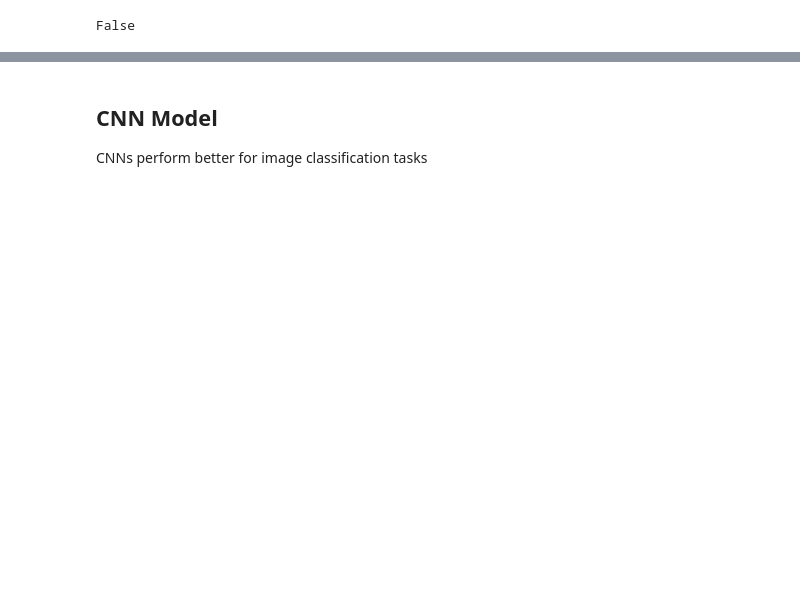
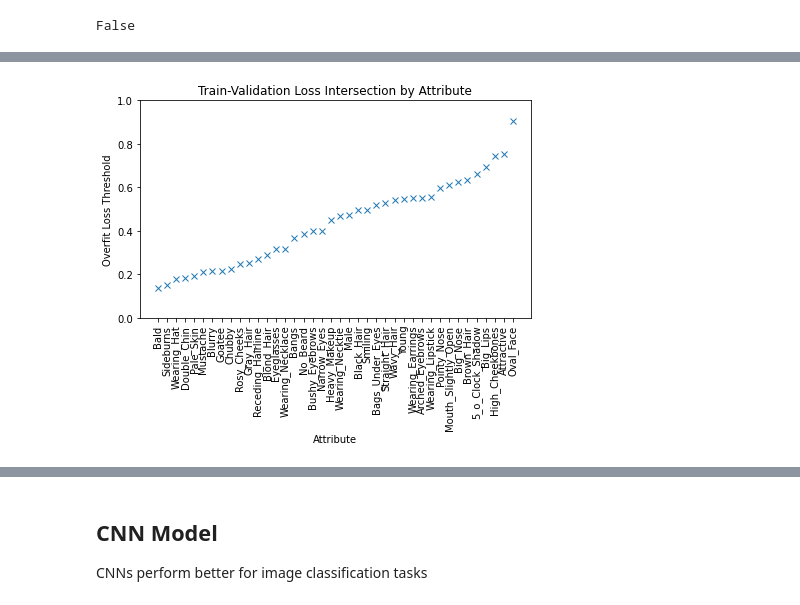
Before and after one commit to EMAT31530/ai-group-project-summer-assessment-oscar, a Jupyter notebook: Intro_AI_Summer_Project_Oscar_Evans_1806113.ipynb, the cells around one changed output, grey strips where cells are left out. Drawn from its saved outputs; the diff is of its cells as text; code cells hidden in the pictures; blank space fills up the shorter version.

```diff
--- a/Intro_AI_Summer_Project_Oscar_Evans_1806113.ipynb
+++ b/Intro_AI_Summer_Project_Oscar_Evans_1806113.ipynb
@@ -116,7 +105,8 @@ TypeError: ignored
 
 # print(len(images))
 # pickle.dump(images, open("1000gray_images.p", "wb" ))
-images=pickle.load(open( "1000gray_images.p", "rb" ))
+images=pickle.load(open( "10000gray_images.p", "rb" ))
+images=images[:2000]
 # %%
 #### TAKEN FROM A UNIT IN KUL ####
 # visualise images from dataset
@@ -262,0 +303,20 @@ Epoch 50/50
+# %%
+# attr_loss_values=pd.Series(attr_min_losses).sort_values(ascending=True)
+
+#pickle.dump(attr_loss_values, open("attr_loss_values.p", "wb" ))
+attr_loss_values=pickle.load(open("attr_loss_values.p", "rb" ))
+
+# print(attr_loss_values)
+
+plt.plot(attr_loss_values.sort_values(ascending=True), 'x')
+plt.xlabel("Attribute")
+plt.ylabel("Overfit Loss Threshold")
+plt.ylim((0, 1))
+plt.title("Train-Validation Loss Intersection by Attribute")
+plt.xticks(rotation=90)
+fig=plt.gcf()
+fig.set_size_inches(7,4)
+plt.savefig("Train-Validation Loss Intersection by Attribute.png", dpi=100, bbox_inches='tight')
+plt.show()
+# %% [output]
+[figure, added]
```
Also changed, not shown: parts of 21 cells of this notebook, 1 other file.
